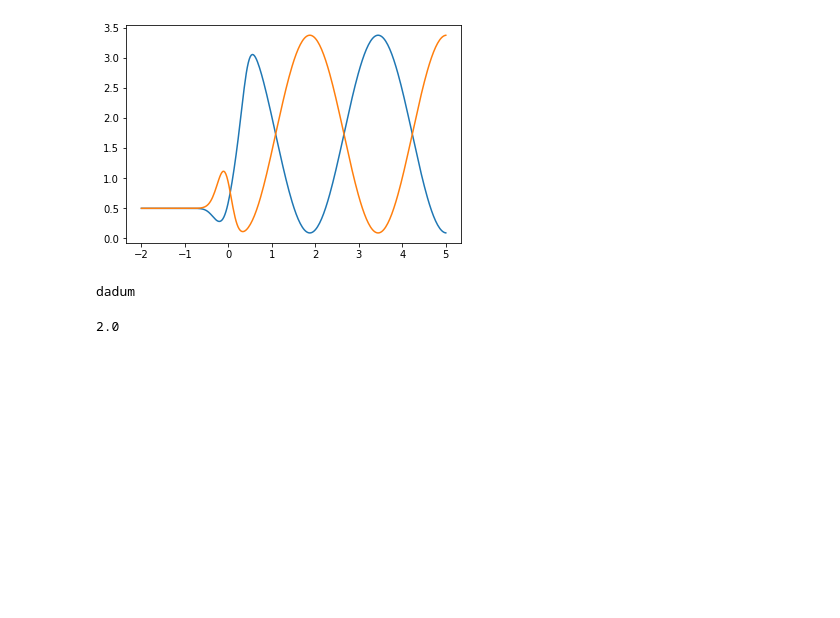
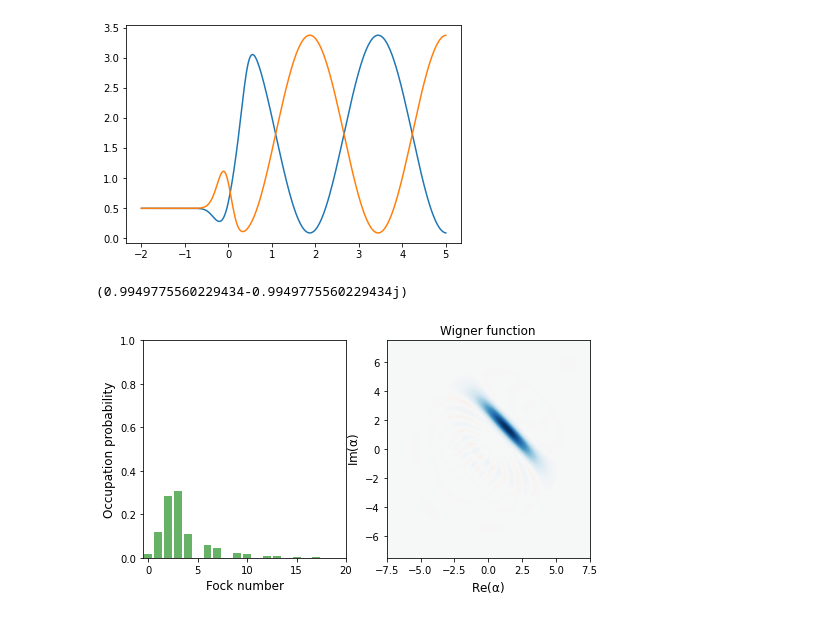
Before and after one commit to R-Thomm/Robin-Master, a Jupyter notebook: squeezed.ipynb, the cells around one changed output. Saved outputs shown, nothing was run; the diff lists cells and outputs as text; code cells hidden in the pictures; blank space fills up the shorter version.

```diff
--- a/squeezed.ipynb
+++ b/squeezed.ipynb
@@ -85,8 +82,17 @@ plt.plot(timesQ, varP, label = "variance of p")
 # %% [output]
 [<matplotlib.lines.Line2D at 0x...>]
 [figure]
-# %%
-w(0, 2)
-# %% [output]
-dadum
-2.0
+# %%
+n = 20
+psi = squeeze(n, -1j)*displace(n, 1+1j)*fock(n)
+psi = displace(n, 1+1j)*squeeze(n, 1j)*fock(n)
+# psi += displace(n, -1-1j)*squeeze(n, 1j)*fock(n)
+# psi += displace(n, 1-1j)*squeeze(n, -1j)*fock(n)
+# psi += displace(n, -1+1j)*squeeze(n, -1j)*fock(n)
+plot_wigner_fock_distribution(psi)
+
+numb = ad*a
+expect(a.dag(), psi)
+# %% [output]
+(0.9949775560229434-0.9949775560229434j)
+[figure, added]
```
Also changed, not shown: parts of 3 cells of this notebook.
